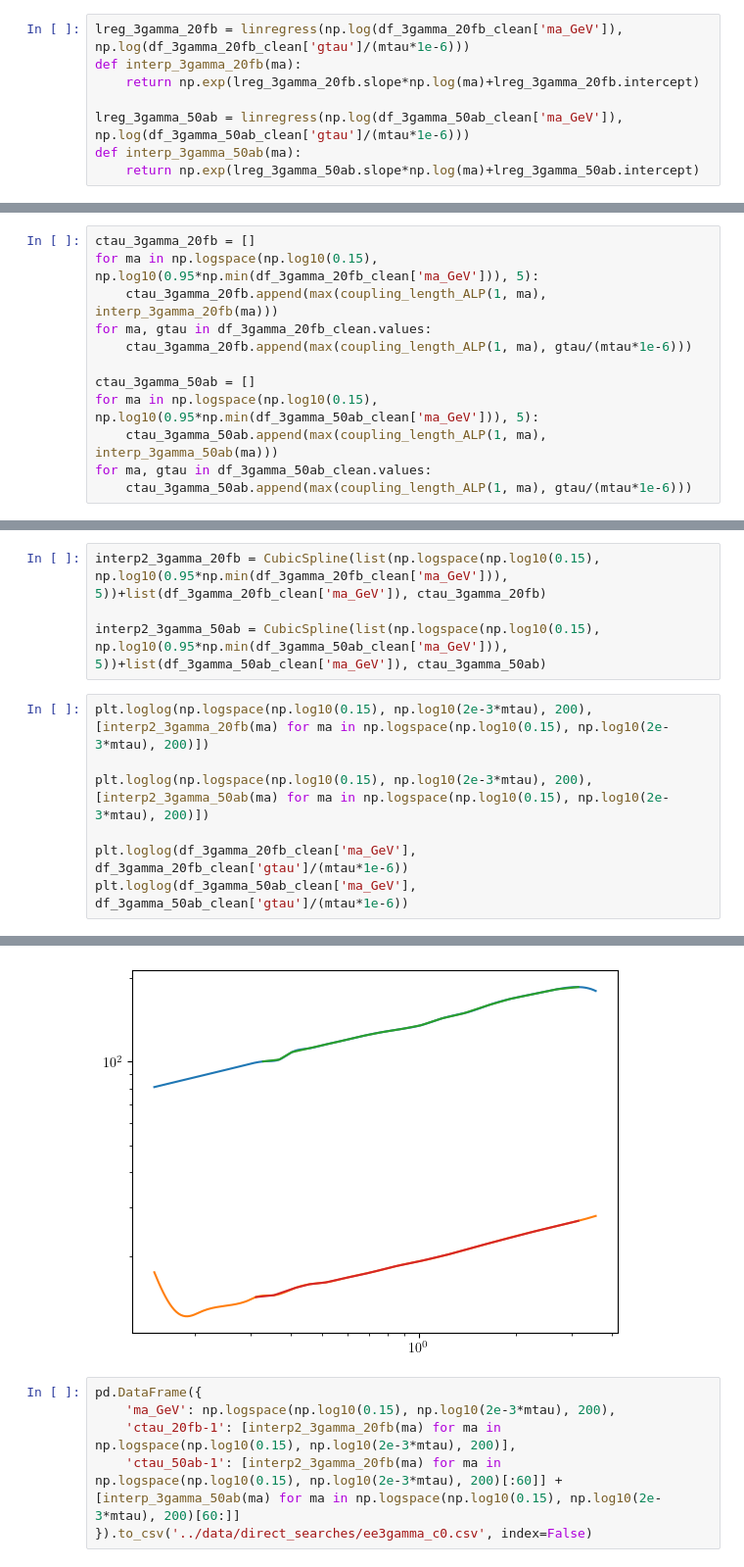
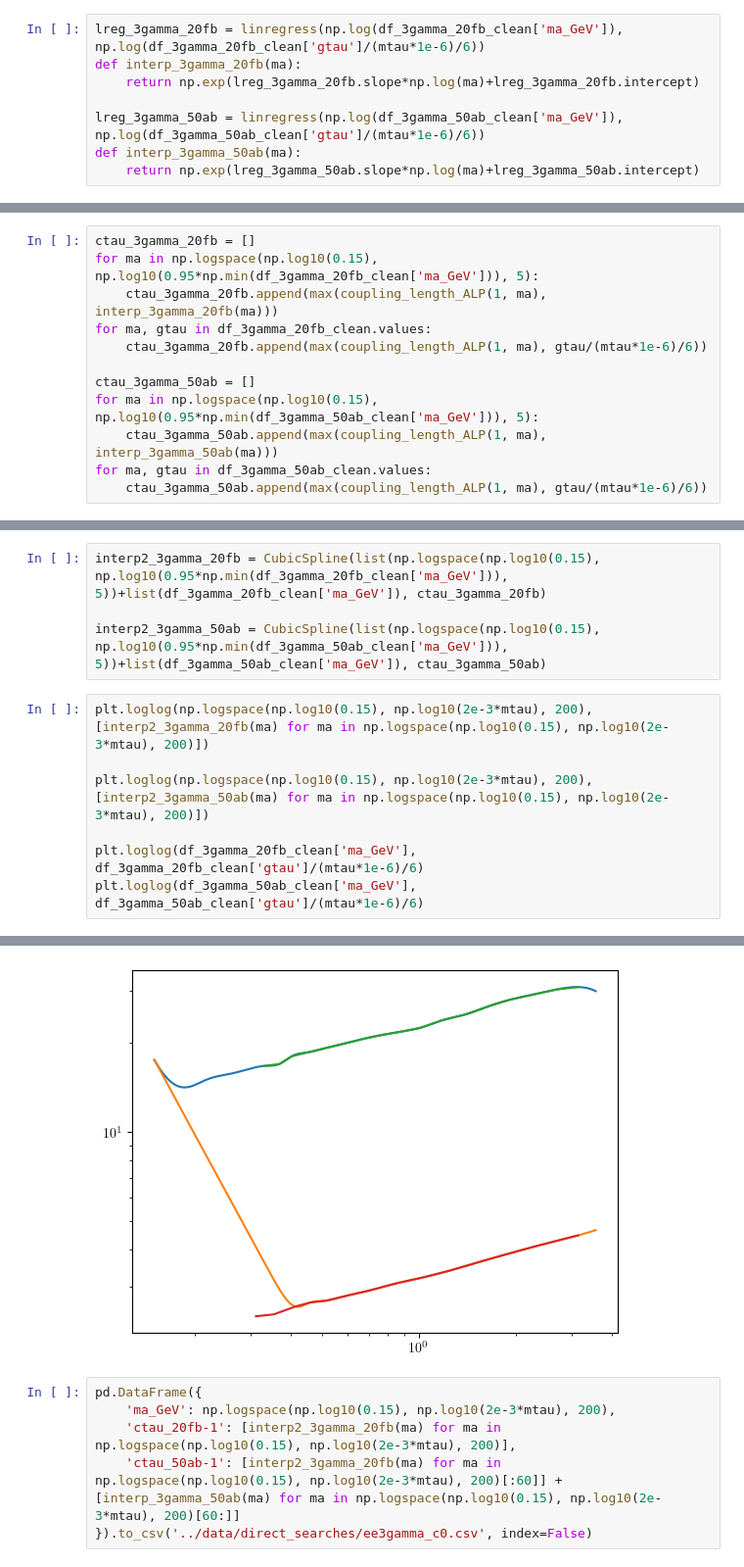
Before and after one commit to Jorge-Alda/tauALPs, a Jupyter notebook: ALP/BelleII/belleII_c0.ipynb, the cells around one changed output, grey strips where cells are left out. Shown at 98% size. Cells and saved outputs as stored; diff of their text form.

```diff
--- a/ALP/BelleII/belleII_c0.ipynb
+++ b/ALP/BelleII/belleII_c0.ipynb
@@ -94,9 +99,9 @@ plt.loglog(df_3gamma_50ab_clean['ma_GeV'], df_3gamma_50ab_clean['gtau']/(mtau*1e
 # %%
-lreg_3gamma_20fb = linregress(np.log(df_3gamma_20fb_clean['ma_GeV']), np.log(df_3gamma_20fb_clean['gtau']/(mtau*1e-6)))
+lreg_3gamma_20fb = linregress(np.log(df_3gamma_20fb_clean['ma_GeV']), np.log(df_3gamma_20fb_clean['gtau']/(mtau*1e-6)/6))
 def interp_3gamma_20fb(ma):
     return np.exp(lreg_3gamma_20fb.slope*np.log(ma)+lreg_3gamma_20fb.intercept)
 
-lreg_3gamma_50ab = linregress(np.log(df_3gamma_50ab_clean['ma_GeV']), np.log(df_3gamma_50ab_clean['gtau']/(mtau*1e-6)))
+lreg_3gamma_50ab = linregress(np.log(df_3gamma_50ab_clean['ma_GeV']), np.log(df_3gamma_50ab_clean['gtau']/(mtau*1e-6)/6))
 def interp_3gamma_50ab(ma):
     return np.exp(lreg_3gamma_50ab.slope*np.log(ma)+lreg_3gamma_50ab.intercept)
 # %%
@@ -114,13 +119,13 @@ ctau_3gamma_20fb = []
 for ma in np.logspace(np.log10(0.15), np.log10(0.95*np.min(df_3gamma_20fb_clean['ma_GeV'])), 5):
     ctau_3gamma_20fb.append(max(coupling_length_ALP(1, ma), interp_3gamma_20fb(ma)))
 for ma, gtau in df_3gamma_20fb_clean.values:
-    ctau_3gamma_20fb.append(max(coupling_length_ALP(1, ma), gtau/(mtau*1e-6)))
+    ctau_3gamma_20fb.append(max(coupling_length_ALP(1, ma), gtau/(mtau*1e-6)/6))
 
 ctau_3gamma_50ab = []
 for ma in np.logspace(np.log10(0.15), np.log10(0.95*np.min(df_3gamma_50ab_clean['ma_GeV'])), 5):
     ctau_3gamma_50ab.append(max(coupling_length_ALP(1, ma), interp_3gamma_50ab(ma)))
 for ma, gtau in df_3gamma_50ab_clean.values:
-    ctau_3gamma_50ab.append(max(coupling_length_ALP(1, ma), gtau/(mtau*1e-6)))
+    ctau_3gamma_50ab.append(max(coupling_length_ALP(1, ma), gtau/(mtau*1e-6)/6))
 # %%
 plt.loglog(list(np.logspace(np.log10(0.15), np.log10(0.95*np.min(df_3gamma_20fb_clean['ma_GeV'])), 5))+list(df_3gamma_20fb_clean['ma_GeV']), ctau_3gamma_20fb)
 plt.loglog(list(np.logspace(np.log10(0.15), np.log10(0.95*np.min(df_3gamma_50ab_clean['ma_GeV'])), 5))+list(df_3gamma_50ab_clean['ma_GeV']), ctau_3gamma_50ab)
@@ -134,13 +139,13 @@ interp2_3gamma_50ab = CubicSpline(list(np.logspace(np.log10(0.15), np.log10(0.95
 # %%
 plt.loglog(np.logspace(np.log10(0.15), np.log10(2e-3*mtau), 200), [interp2_3gamma_20fb(ma) for ma in np.logspace(np.log10(0.15), np.log10(2e-3*mtau), 200)])
 
 plt.loglog(np.logspace(np.log10(0.15), np.log10(2e-3*mtau), 200), [interp2_3gamma_50ab(ma) for ma in np.logspace(np.log10(0.15), np.log10(2e-3*mtau), 200)])
 
-plt.loglog(df_3gamma_20fb_clean['ma_GeV'], df_3gamma_20fb_clean['gtau']/(mtau*1e-6))
-plt.loglog(df_3gamma_50ab_clean['ma_GeV'], df_3gamma_50ab_clean['gtau']/(mtau*1e-6))
+plt.loglog(df_3gamma_20fb_clean['ma_GeV'], df_3gamma_20fb_clean['gtau']/(mtau*1e-6)/6)
+plt.loglog(df_3gamma_50ab_clean['ma_GeV'], df_3gamma_50ab_clean['gtau']/(mtau*1e-6)/6)
 # %% [output]
 [<matplotlib.lines.Line2D at 0x...>]
-[figure, old version]
+[figure, new version]
 # %%
 pd.DataFrame({
     'ma_GeV': np.logspace(np.log10(0.15), np.log10(2e-3*mtau), 200),
```
Also changed, not shown: parts of 12 cells of this notebook, 2 other files.
